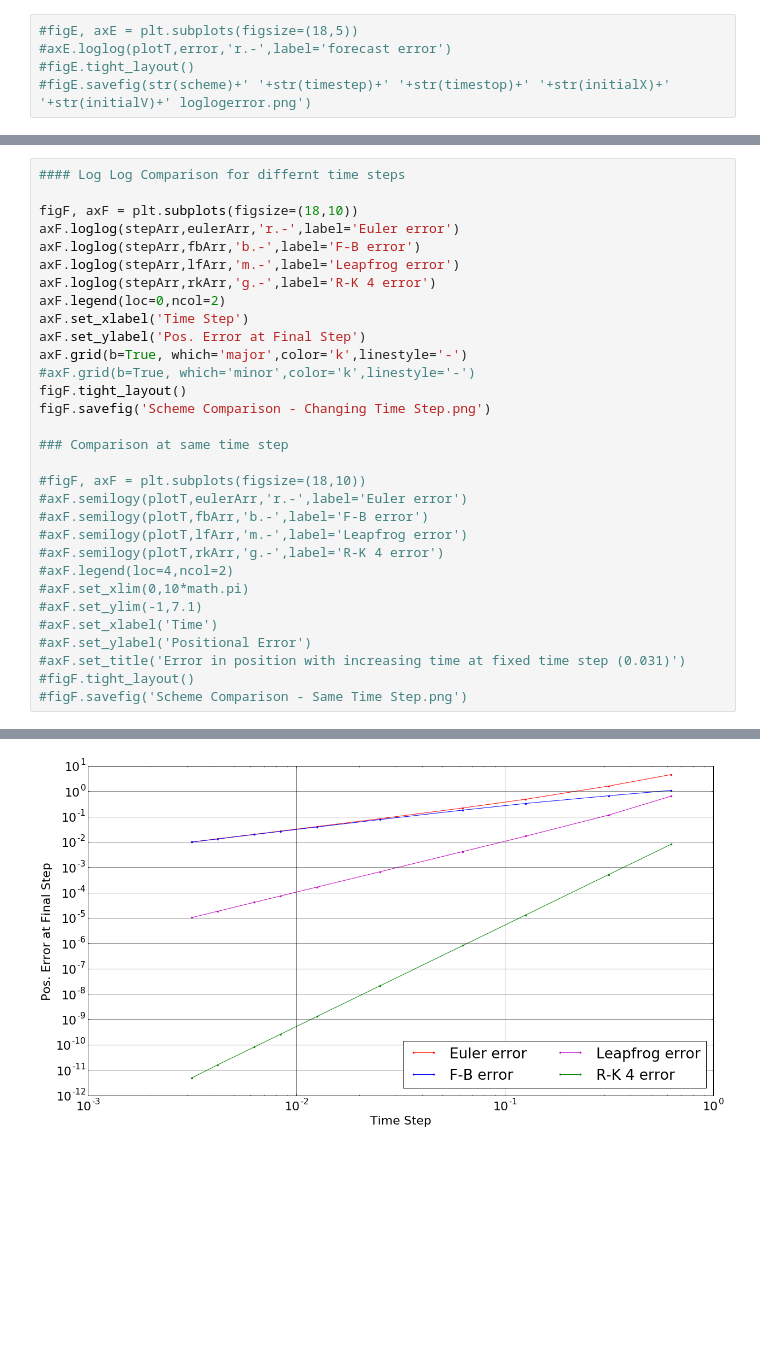
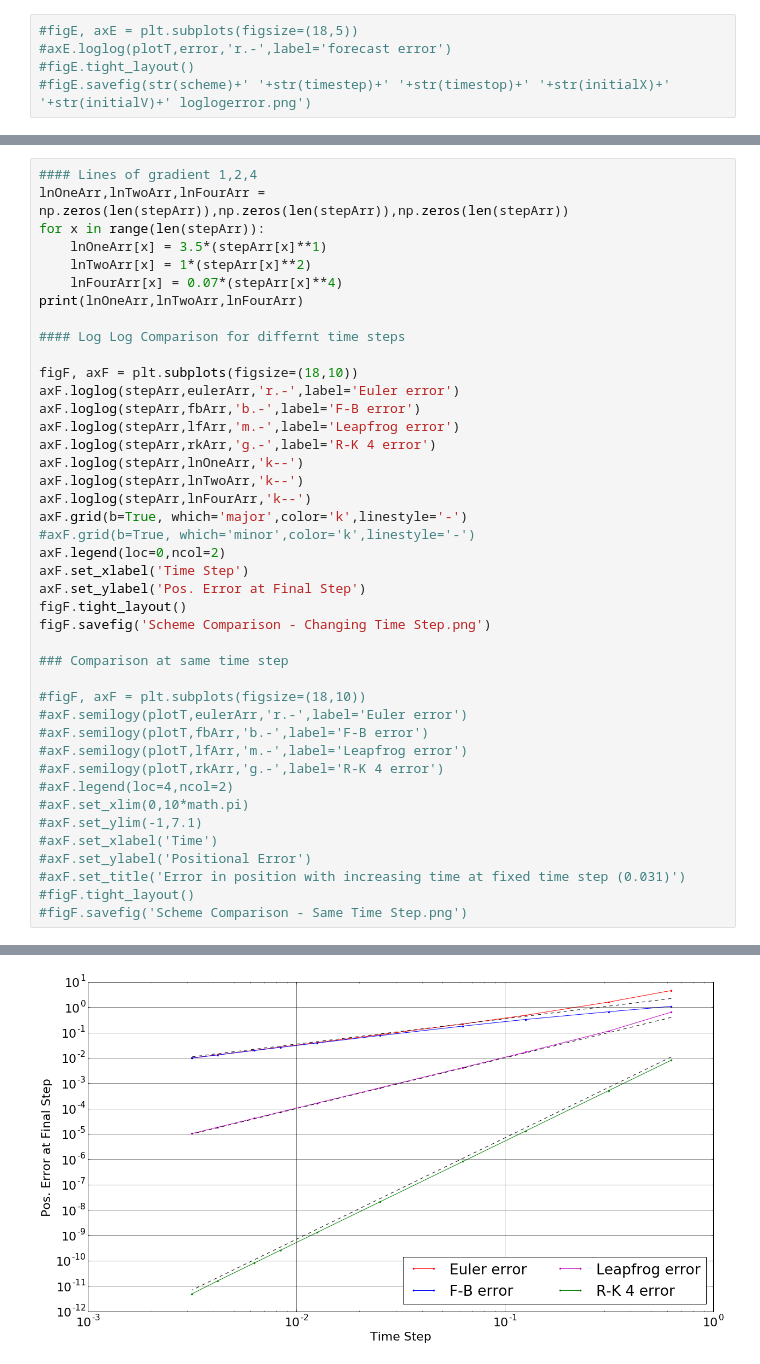
Before and after one commit to Mole45/MMet_Project, a Jupyter notebook: Project-SimpleOsc.ipynb, the cells around one changed output, grey strips where cells are left out. Saved outputs shown, nothing was run; the diff lists cells and outputs as text; blank space fills up the shorter version.

```diff
--- a/Project-SimpleOsc.ipynb
+++ b/Project-SimpleOsc.ipynb
@@ -378,4 +379,12 @@ print(eulerArr,fbArr,lfArr,rkArr,stepArr,ticker)
 # %%
+#### Lines of gradient 1,2,4
+lnOneArr,lnTwoArr,lnFourArr = np.zeros(len(stepArr)),np.zeros(len(stepArr)),np.zeros(len(stepArr))
+for x in range(len(stepArr)):
+    lnOneArr[x] = 3.5*(stepArr[x]**1)
+    lnTwoArr[x] = 1*(stepArr[x]**2)
+    lnFourArr[x] = 0.07*(stepArr[x]**4)
+print(lnOneArr,lnTwoArr,lnFourArr)
+
 #### Log Log Comparison for differnt time steps
 
 figF, axF = plt.subplots(figsize=(18,10))
@@ -383,11 +392,14 @@ axF.loglog(stepArr,eulerArr,'r.-',label='Euler error')
 axF.loglog(stepArr,fbArr,'b.-',label='F-B error')
 axF.loglog(stepArr,lfArr,'m.-',label='Leapfrog error')
 axF.loglog(stepArr,rkArr,'g.-',label='R-K 4 error')
+axF.loglog(stepArr,lnOneArr,'k--')
+axF.loglog(stepArr,lnTwoArr,'k--')
+axF.loglog(stepArr,lnFourArr,'k--')
+axF.grid(b=True, which='major',color='k',linestyle='-')
+#axF.grid(b=True, which='minor',color='k',linestyle='-')
 axF.legend(loc=0,ncol=2)
 axF.set_xlabel('Time Step')
 axF.set_ylabel('Pos. Error at Final Step')
-axF.grid(b=True, which='major',color='k',linestyle='-')
-#axF.grid(b=True, which='minor',color='k',linestyle='-')
 figF.tight_layout()
 figF.savefig('Scheme Comparison - Changing Time Step.png')
 
@@ -410,2 +428,2 @@ figF.savefig('Scheme Comparison - Changing Time Step.png')
-[figure, old version]
+[figure, new version]
 # %%
```
Also changed, not shown: parts of 9 cells of this notebook, 3 other files.
